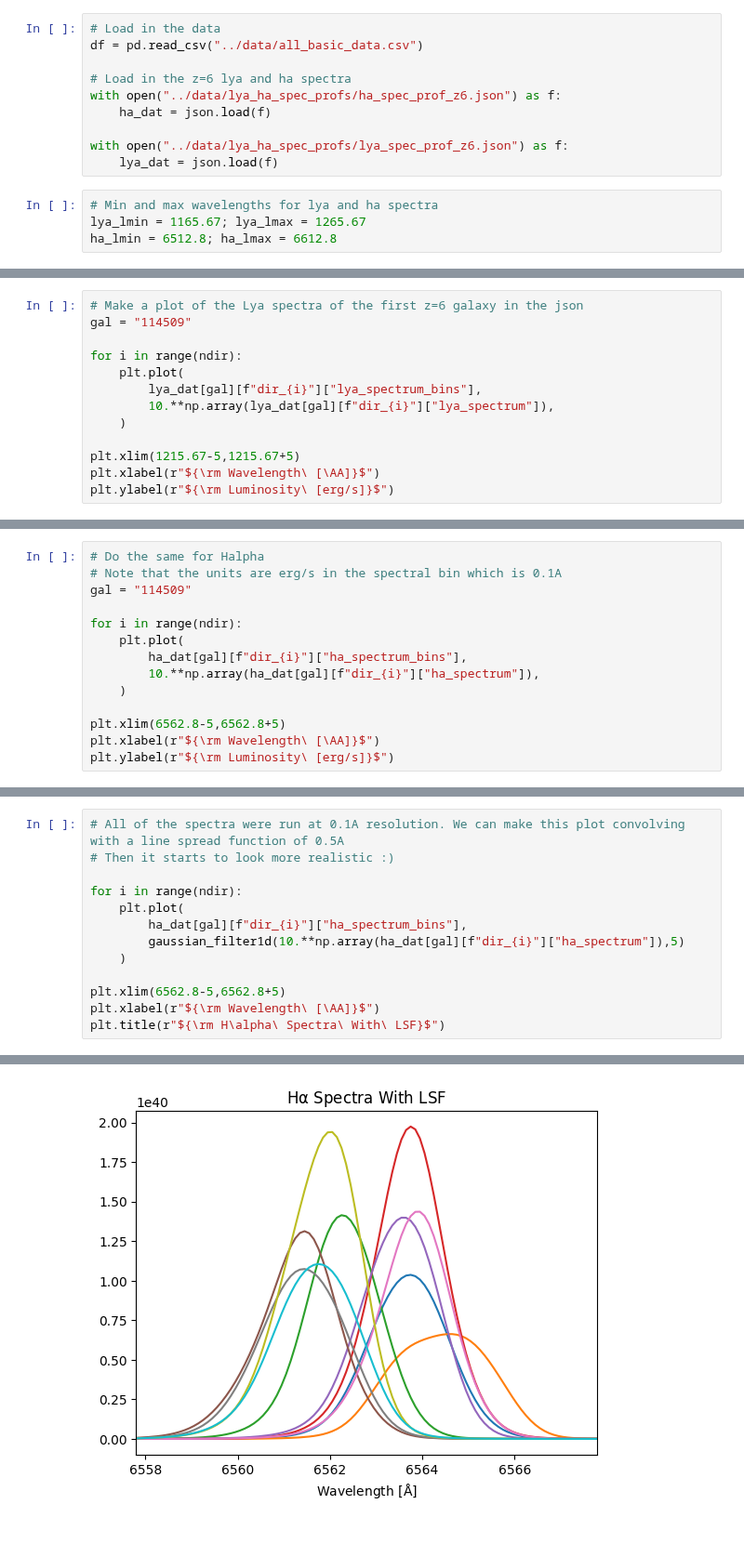
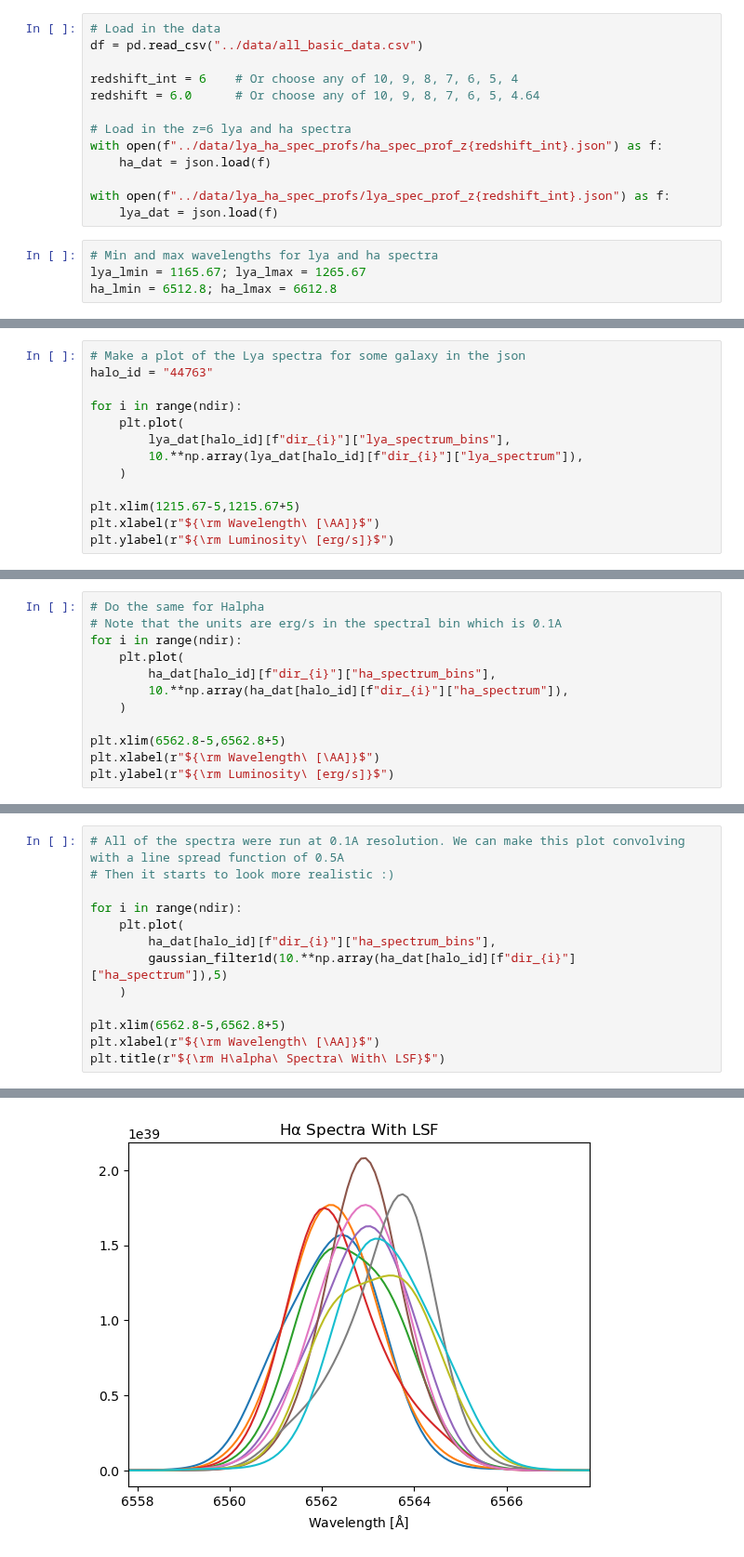
Before and after one commit to HarleyKatz/SPHINX-20-data, a Jupyter notebook: notebooks/sphinx_20_manual_01-lya_and_ha_spec_and_prof.ipynb, the cells around one changed output, grey strips where cells are left out. Shown at 93% size. Drawn from its saved outputs; the diff is of its cells as text.

```diff
--- a/notebooks/sphinx_20_manual_01-lya_and_ha_spec_and_prof.ipynb
+++ b/notebooks/sphinx_20_manual_01-lya_and_ha_spec_and_prof.ipynb
@@ -13,11 +13,14 @@ ndir = 10 # Number of directions from peeling off
 # Load in the data
 df = pd.read_csv("../data/all_basic_data.csv")
 
+redshift_int = 6    # Or choose any of 10, 9, 8, 7, 6, 5, 4
+redshift = 6.0      # Or choose any of 10, 9, 8, 7, 6, 5, 4.64
+
 # Load in the z=6 lya and ha spectra
-with open("../data/lya_ha_spec_profs/ha_spec_prof_z6.json") as f:
+with open(f"../data/lya_ha_spec_profs/ha_spec_prof_z{redshift_int}.json") as f:
     ha_dat = json.load(f)
 
-with open("../data/lya_ha_spec_profs/lya_spec_prof_z6.json") as f:
+with open(f"../data/lya_ha_spec_profs/lya_spec_prof_z{redshift_int}.json") as f:
     lya_dat = json.load(f)
 # %%
 # Min and max wavelengths for lya and ha spectra
@@ -26,11 +52,11 @@ ha_lmin = 6512.8; ha_lmax = 6612.8
 # %%
-# Make a plot of the Lya spectra of the first z=6 galaxy in the json
-gal = "114509"
+# Make a plot of the Lya spectra for some galaxy in the json
+halo_id = "44763"
 
 for i in range(ndir):
     plt.plot(
-        lya_dat[gal][f"dir_{i}"]["lya_spectrum_bins"],
-        10.**np.array(lya_dat[gal][f"dir_{i}"]["lya_spectrum"]),
+        lya_dat[halo_id][f"dir_{i}"]["lya_spectrum_bins"],
+        10.**np.array(lya_dat[halo_id][f"dir_{i}"]["lya_spectrum"]),
     )
 
 plt.xlim(1215.67-5,1215.67+5)
@@ -42,12 +68,10 @@ Text(0, 0.5, '${\\rm Luminosity\\ [erg/s]}$')
 # %%
 # Do the same for Halpha
 # Note that the units are erg/s in the spectral bin which is 0.1A
-gal = "114509"
-
 for i in range(ndir):
     plt.plot(
-        ha_dat[gal][f"dir_{i}"]["ha_spectrum_bins"],
-        10.**np.array(ha_dat[gal][f"dir_{i}"]["ha_spectrum"]),
+        ha_dat[halo_id][f"dir_{i}"]["ha_spectrum_bins"],
+        10.**np.array(ha_dat[halo_id][f"dir_{i}"]["ha_spectrum"]),
     )
 
 plt.xlim(6562.8-5,6562.8+5)
@@ -59,16 +83,16 @@ Text(0, 0.5, '${\\rm Luminosity\\ [erg/s]}$')
 # %%
 # All of the spectra were run at 0.1A resolution. We can make this plot convolving with a line spread function of 0.5A
 # Then it starts to look more realistic :)
 
 for i in range(ndir):
     plt.plot(
-        ha_dat[gal][f"dir_{i}"]["ha_spectrum_bins"],
-        gaussian_filter1d(10.**np.array(ha_dat[gal][f"dir_{i}"]["ha_spectrum"]),5)
+        ha_dat[halo_id][f"dir_{i}"]["ha_spectrum_bins"],
+        gaussian_filter1d(10.**np.array(ha_dat[halo_id][f"dir_{i}"]["ha_spectrum"]),5)
     )
 
 plt.xlim(6562.8-5,6562.8+5)
 plt.xlabel(r"${\rm Wavelength\ [\AA]}$")
 plt.title(r"${\rm H\alpha\ Spectra\ With\ LSF}$")
 # %% [output]
 Text(0.5, 1.0, '${\\rm H\\alpha\\ Spectra\\ With\\ LSF}$')
-[figure, old version]
+[figure, new version]
```
Also changed, not shown: parts of 3 cells of this notebook.
